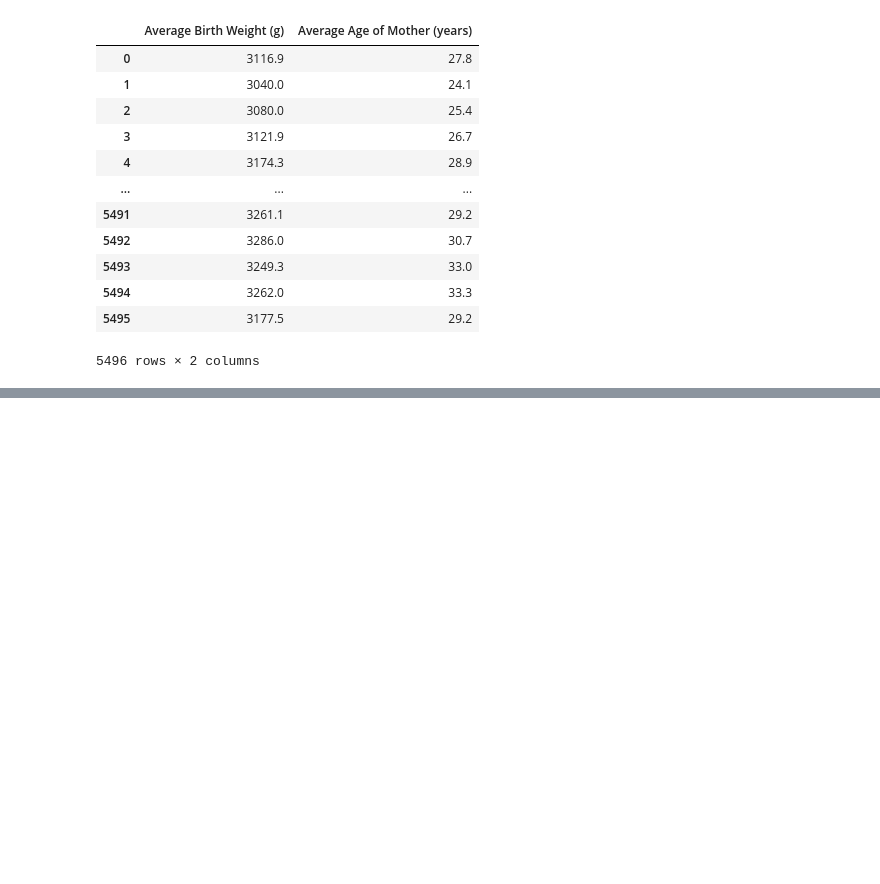
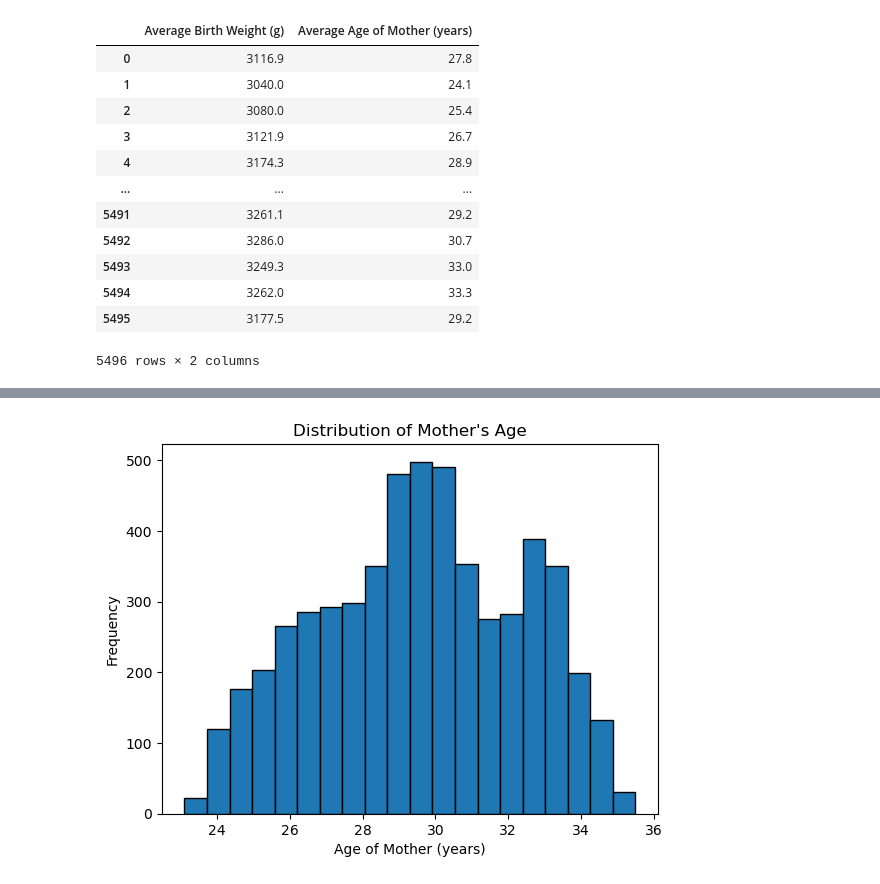
Before and after one commit to micah-11101/US-Birth-Analysis, a Jupyter notebook: JupyterNotebooks/MMK.ipynb, the cells around one changed output, grey strips where cells are left out. Drawn from its saved outputs; the diff is of its cells as text; code cells hidden in the pictures; blank space fills up the shorter version.

```diff
--- a/JupyterNotebooks/MackandMicah.ipynb
+++ b/JupyterNotebooks/MMK.ipynb
@@ -422,3 +422,8 @@ age_weight_df
 # Show the plot
 #plt.tight_layout()
 #plt.show()
+# %%
+df = pd.read_csv('../Data/us_births_2016_2021.csv')
+
+
+df.head()
@@ -424,0 +450,11 @@ age_weight_df
+# %%
+# Plot the distribution of mother's age
+plt.hist(df['Average Age of Mother (years)'], bins=20, edgecolor='black')
+plt.title('Distribution of Mother\'s Age')
+plt.xlabel('Age of Mother (years)')
+plt.ylabel('Frequency')
+#Save Image
+plt.savefig("../Visuals/DistributionofMothersAge.png")
+plt.show()
+# %% [output]
+[figure, added]
```
Also changed, not shown: parts of 6 cells of this notebook, 5 other files.
